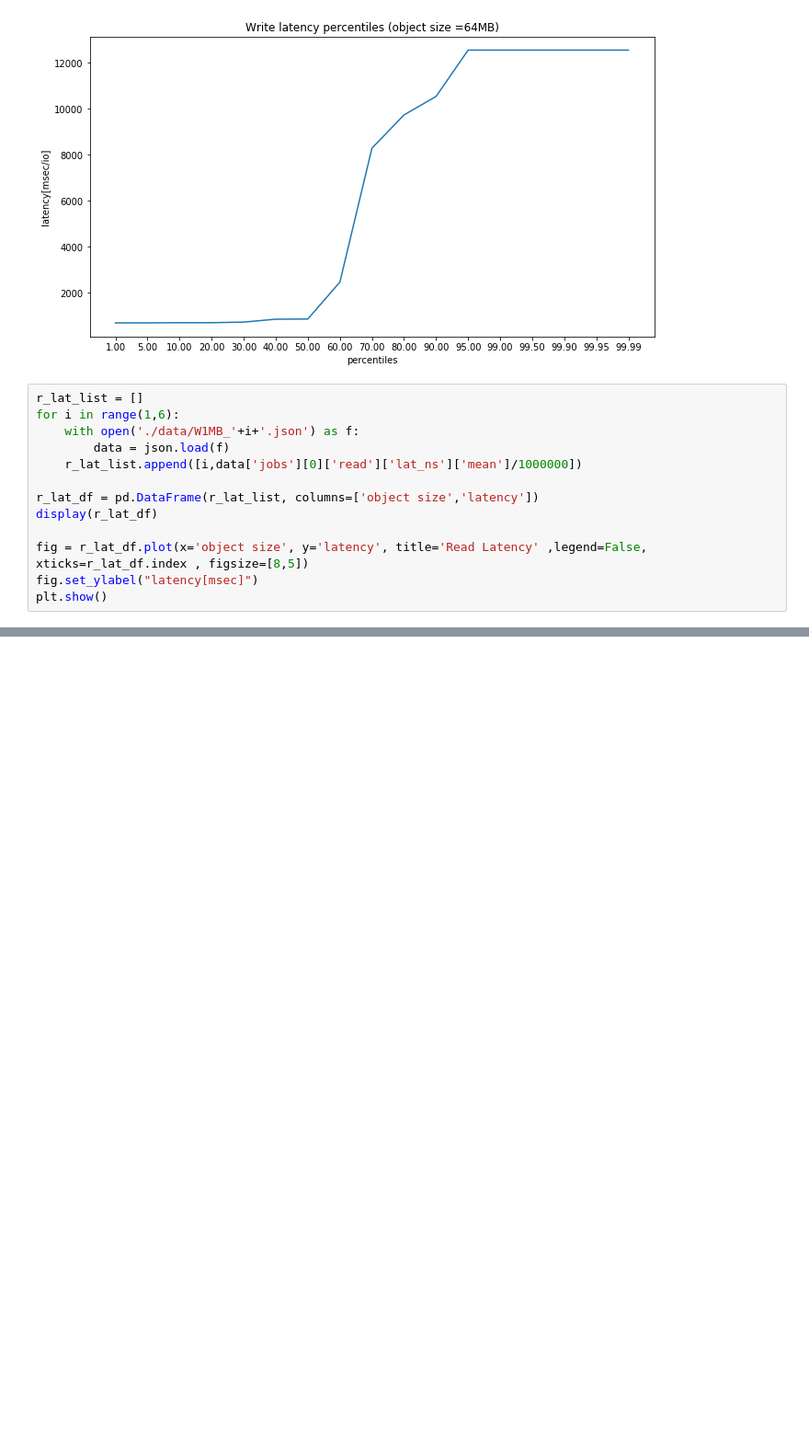
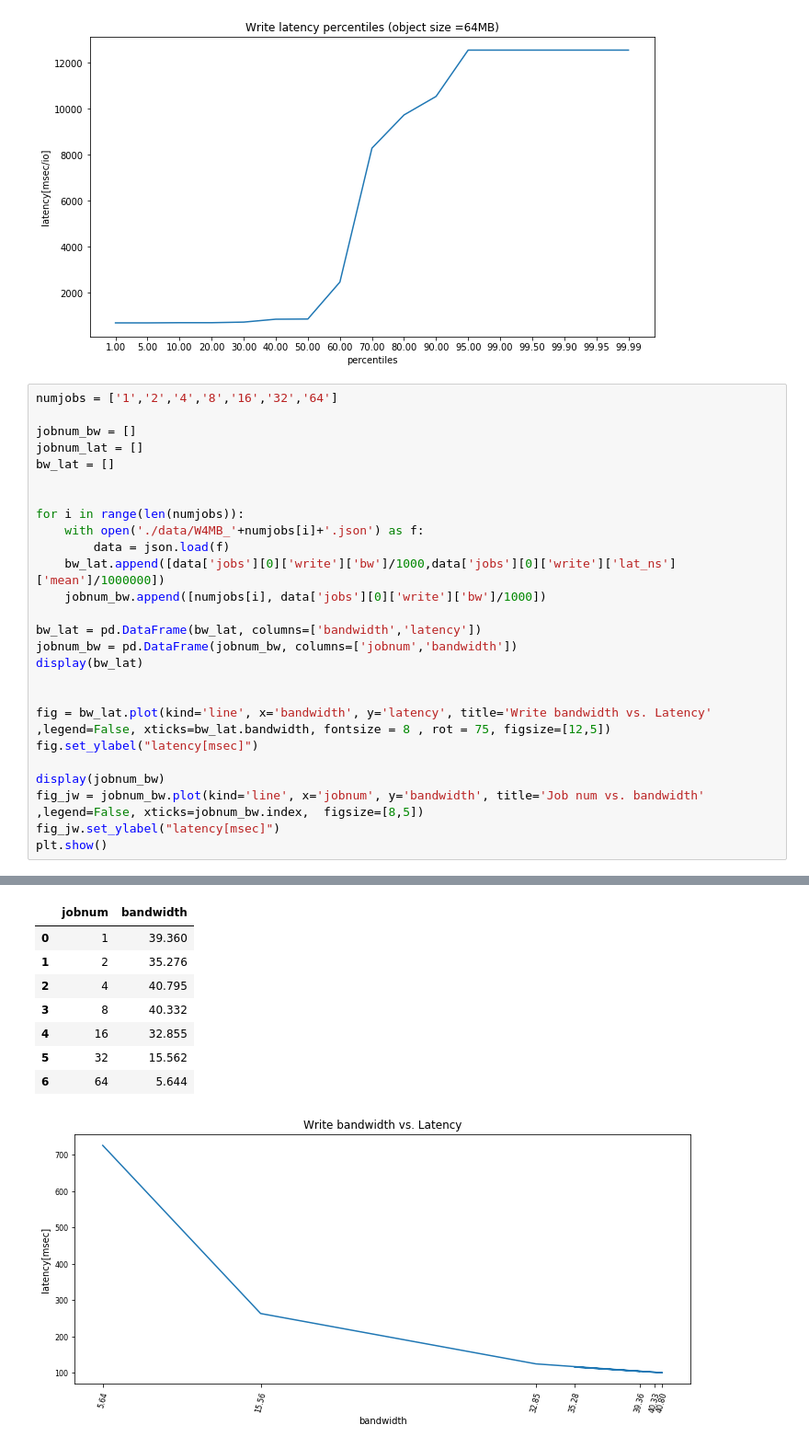
Before and after one commit to xweichu/object_size, a Jupyter notebook: object_size.ipynb, the cells around one changed output, grey strips where cells are left out. Shown: that part at 92% size. Cells and saved outputs as stored; diff of their text form; blank space fills up the shorter version.

```diff
--- a/object_size.ipynb
+++ b/object_size.ipynb
@@ -170,16 +170,30 @@ for i in range(len(object_sizes)):
 [figure]
 [figure]
 [figure]
-# %%
-r_lat_list = []
-for i in range(1,6):
-    with open('./data/W1MB_'+i+'.json') as f:
-        data = json.load(f)
-    r_lat_list.append([i,data['jobs'][0]['read']['lat_ns']['mean']/1000000])
-
-r_lat_df = pd.DataFrame(r_lat_list, columns=['object size','latency'])
-display(r_lat_df)
-
-fig = r_lat_df.plot(x='object size', y='latency', title='Read Latency' ,legend=False, xticks=r_lat_df.index , figsize=[8,5])
-fig.set_ylabel("latency[msec]")
-plt.show()
+# %%
+numjobs = ['1','2','4','8','16','32','64']
+
+jobnum_bw = []
+jobnum_lat = []
+bw_lat = []
+
+
+for i in range(len(numjobs)):
+    with open('./data/W4MB_'+numjobs[i]+'.json') as f:
+        data = json.load(f)
+    bw_lat.append([data['jobs'][0]['write']['bw']/1000,data['jobs'][0]['write']['lat_ns']['mean']/1000000])
+    jobnum_bw.append([numjobs[i], data['jobs'][0]['write']['bw']/1000])
+
+bw_lat = pd.DataFrame(bw_lat, columns=['bandwidth','latency'])
+jobnum_bw = pd.DataFrame(jobnum_bw, columns=['jobnum','bandwidth'])
+display(bw_lat)
+
+
+fig = bw_lat.plot(kind='line', x='bandwidth', y='latency', title='Write bandwidth vs. Latency' ,legend=False, xticks=bw_lat.bandwidth, fontsize = 8 , rot = 75, figsize=[12,5])
+fig.set_ylabel("latency[msec]")
+
+display(jobnum_bw)
+fig_jw = jobnum_bw.plot(kind='line', x='jobnum', y='bandwidth', title='Job num vs. bandwidth' ,legend=False, xticks=jobnum_bw.index,  figsize=[8,5])
+fig_jw.set_ylabel("latency[msec]")
+plt.show()
+# %% [output]
@@ -185,0 +208,9 @@ plt.show()
+|  | jobnum | bandwidth |
+| 0 | 1 | 39.360 |
+| 1 | 2 | 35.276 |
+| 2 | 4 | 40.795 |
+| 3 | 8 | 40.332 |
+| 4 | 16 | 32.855 |
+| 5 | 32 | 15.562 |
+| 6 | 64 | 5.644 |
+[figure, added]
```
Also changed, not shown: parts of 4 cells of this notebook, 18 other files.
